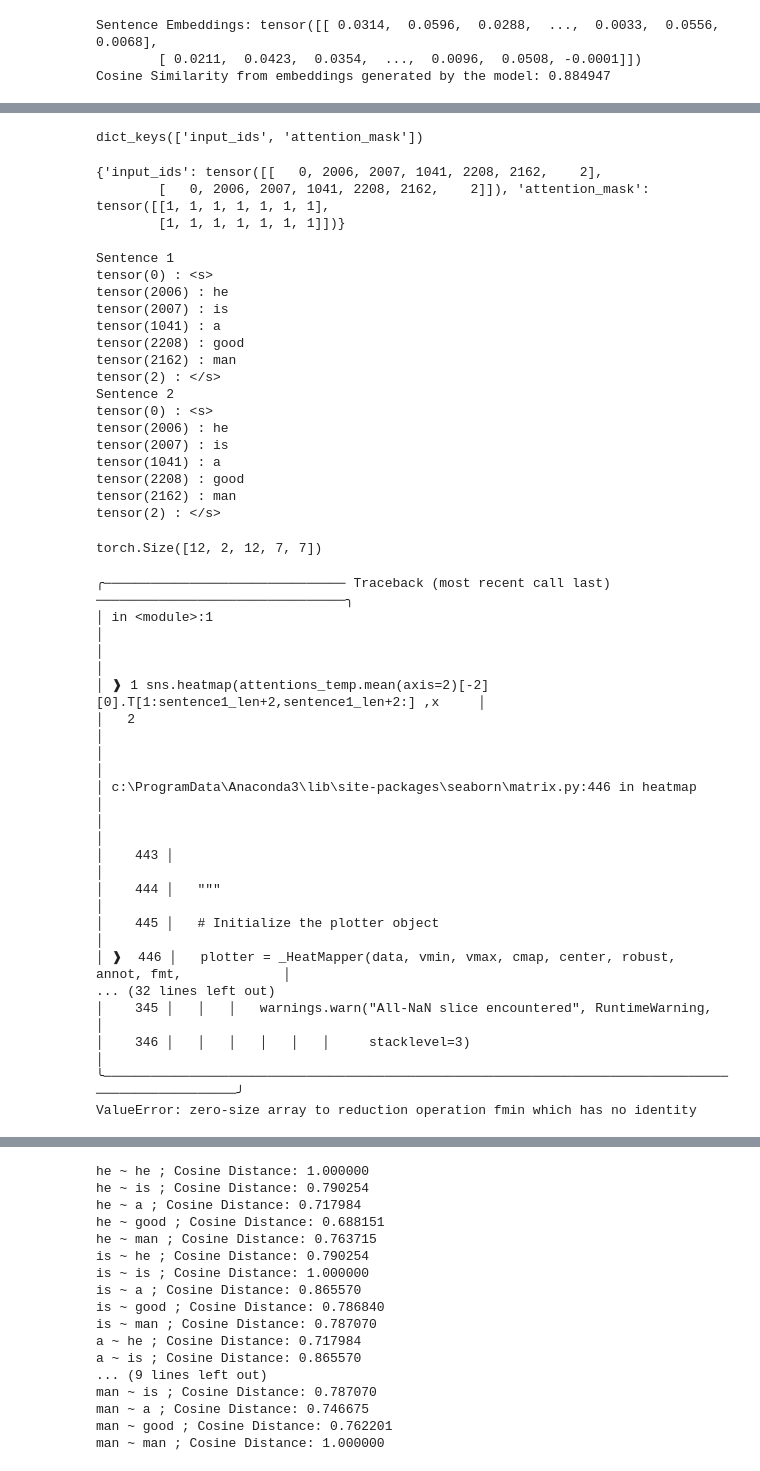
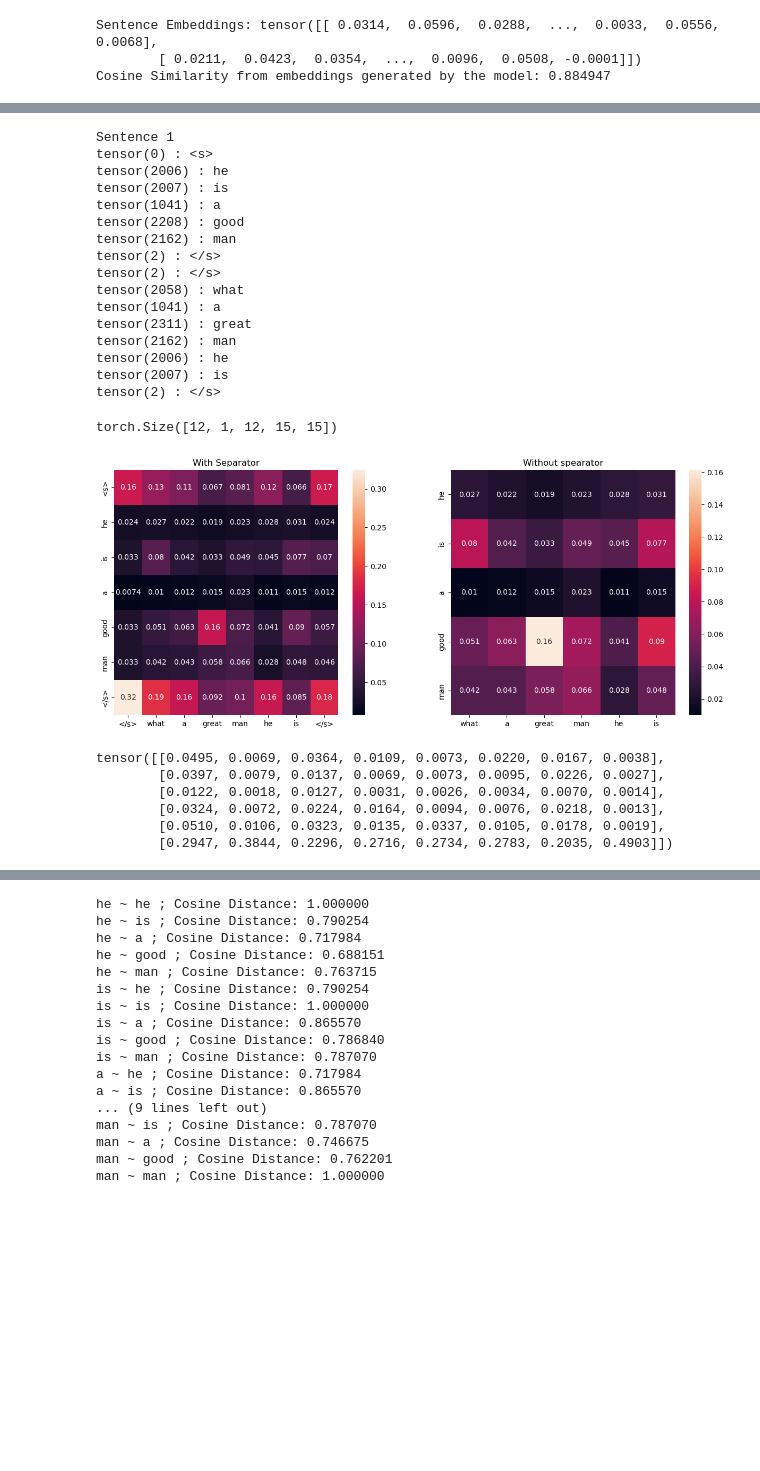
Before and after one commit to tanmaygar/CS5803-NLP, a Jupyter notebook: Project/Score_samples.ipynb, the cells around one changed output, grey strips where cells are left out. Saved outputs shown, nothing was run; the diff lists cells and outputs as text; code cells hidden in the pictures; blank space fills up the shorter version.

```diff
--- a/Project/Score_samples.ipynb
+++ b/Project/Score_samples.ipynb
@@ -48,26 +54,18 @@ Cosine Similarity from embeddings generated by the model: 0.884947
 # %%
-
 model_version = 'sentence-transformers/all-mpnet-base-v2'
 model = AutoModel.from_pretrained(model_version, output_attentions=True, output_hidden_states=True)
 tokenizer = AutoTokenizer.from_pretrained(model_version)
+
 question = "he is a good man"
-text = "he is a good man"
-sentences=["he is a good man", "he is a good man"]
-inputs = tokenizer(sentences, return_tensors='pt')
+text = "What a great man he is"
+
+inputs = tokenizer(question, text, return_tensors='pt')
+
 input_ids = inputs['input_ids']
-print(inputs.keys())
 attention = model(input_ids)[-1]
-# sentence_b_start = token_type_ids[0].tolist().index(1)
+
 input_id_list = input_ids[0].tolist() # Batch index 0
 tokens = tokenizer.convert_ids_to_tokens(input_id_list)
-# %% [output]
-dict_keys(['input_ids', 'attention_mask'])
-# %%
-inputs
-# %% [output]
-{'input_ids': tensor([[   0, 2006, 2007, 1041, 2208, 2162,    2],
-        [   0, 2006, 2007, 1041, 2208, 2162,    2]]), 'attention_mask': tensor([[1, 1, 1, 1, 1, 1, 1],
-        [1, 1, 1, 1, 1, 1, 1]])}
 # %%
 ticks = []
 for j in range(len(inputs.input_ids)):
@@ -84,13 +82,13 @@ tensor(1041) : a
 tensor(2208) : good
 tensor(2162) : man
 tensor(2) : </s>
-Sentence 2
-tensor(0) : <s>
+tensor(2) : </s>
+tensor(2058) : what
+tensor(1041) : a
+tensor(2311) : great
+tensor(2162) : man
 tensor(2006) : he
 tensor(2007) : is
-tensor(1041) : a
-tensor(2208) : good
-tensor(2162) : man
 tensor(2) : </s>
 # %%
 attention_tensors = []
@@ -101,4 +99,4 @@ for tensor in model(input_ids).attentions:
 attentions_temp = torch.tensor(np.array(attention_tensors))
 print(attentions_temp.shape)
 # %% [output]
-torch.Size([12, 2, 12, 7, 7])
+torch.Size([12, 1, 12, 15, 15])
@@ -107,20 +103,21 @@ sentence1_len = len(question.split(" "))
+# %%
+sentence1_len = len(question.split(" "))
+plt.figure(figsize=(15, 6))
+plt.subplot(1, 2, 1)
+plt.title("With Separator")
+sns.heatmap(attentions_temp.mean(axis=2)[-1][0].T[0:sentence1_len+2,sentence1_len+2:] ,xticklabels = ticks[sentence1_len+2:] , yticklabels = ticks[0:sentence1_len+2], annot=True)
+plt.subplot(1, 2, 2)
+plt.title("Without spearator")
+sns.heatmap(attentions_temp.mean(axis=2)[-1][0].T[1:sentence1_len+1,sentence1_len+3:-1] ,xticklabels = ticks[sentence1_len+3:-1] , yticklabels = ticks[1:sentence1_len+1], annot=True)
+plt.show()
+# %% [output]
+[figure, added]
 # %%
-sns.heatmap(attentions_temp.mean(axis=2)[-2][0].T[1:sentence1_len+2,sentence1_len+2:] ,xticklabels = ticks[sentence1_len+2:] , yticklabels = ticks[1:sentence1_len+2])
+print(attentions_temp.mean(axis=2)[-2][0].T[1:sentence1_len+2,sentence1_len+2:])
 # %% [output]
-╭─────────────────────────────── Traceback (most recent call last) ────────────────────────────────╮
-│ in <module>:1                                                                                    │
-│                                                                                                  │
-│ ❱ 1 sns.heatmap(attentions_temp.mean(axis=2)[-2][0].T[1:sentence1_len+2,sentence1_len+2:] ,x     │
-│   2                                                                                              │
-│                                                                                                  │
-│ c:\ProgramData\Anaconda3\lib\site-packages\seaborn\matrix.py:446 in heatmap                      │
-│                                                                                                  │
-│    443 │                                                                                         │
-│    444 │   """                                                                                   │
-│    445 │   # Initialize the plotter object                                                       │
-│ ❱  446 │   plotter = _HeatMapper(data, vmin, vmax, cmap, center, robust, annot, fmt,             │
-... (32 lines left out)
-│    345 │   │   │   warnings.warn("All-NaN slice encountered", RuntimeWarning,                    │
-│    346 │   │   │   │   │   │     stacklevel=3)                                                   │
-╰──────────────────────────────────────────────────────────────────────────────────────────────────╯
-ValueError: zero-size array to reduction operation fmin which has no identity
+tensor([[0.0495, 0.0069, 0.0364, 0.0109, 0.0073, 0.0220, 0.0167, 0.0038],
+        [0.0397, 0.0079, 0.0137, 0.0069, 0.0073, 0.0095, 0.0226, 0.0027],
+        [0.0122, 0.0018, 0.0127, 0.0031, 0.0026, 0.0034, 0.0070, 0.0014],
+        [0.0324, 0.0072, 0.0224, 0.0164, 0.0094, 0.0076, 0.0218, 0.0013],
+        [0.0510, 0.0106, 0.0323, 0.0135, 0.0337, 0.0105, 0.0178, 0.0019],
+        [0.2947, 0.3844, 0.2296, 0.2716, 0.2734, 0.2783, 0.2035, 0.4903]])
```
Also changed, not shown: parts of 6 cells of this notebook.
